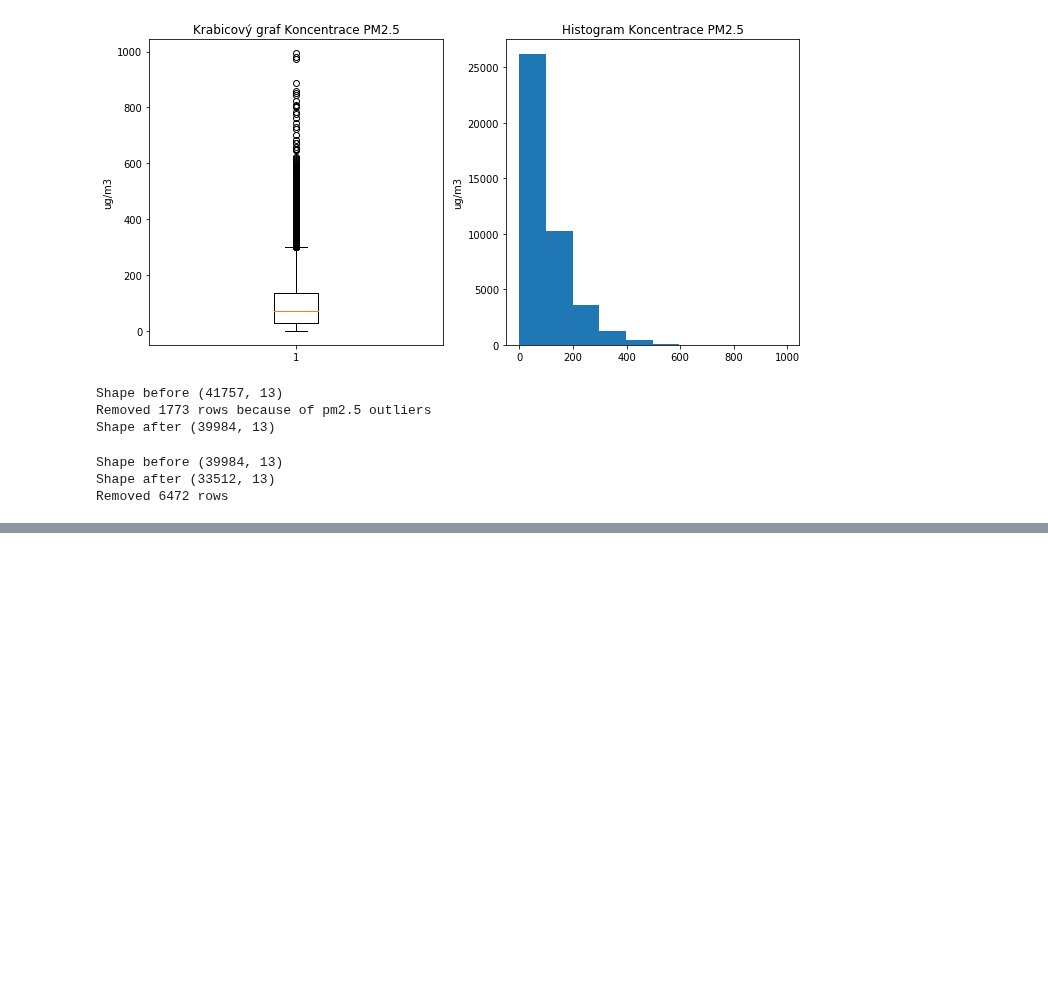
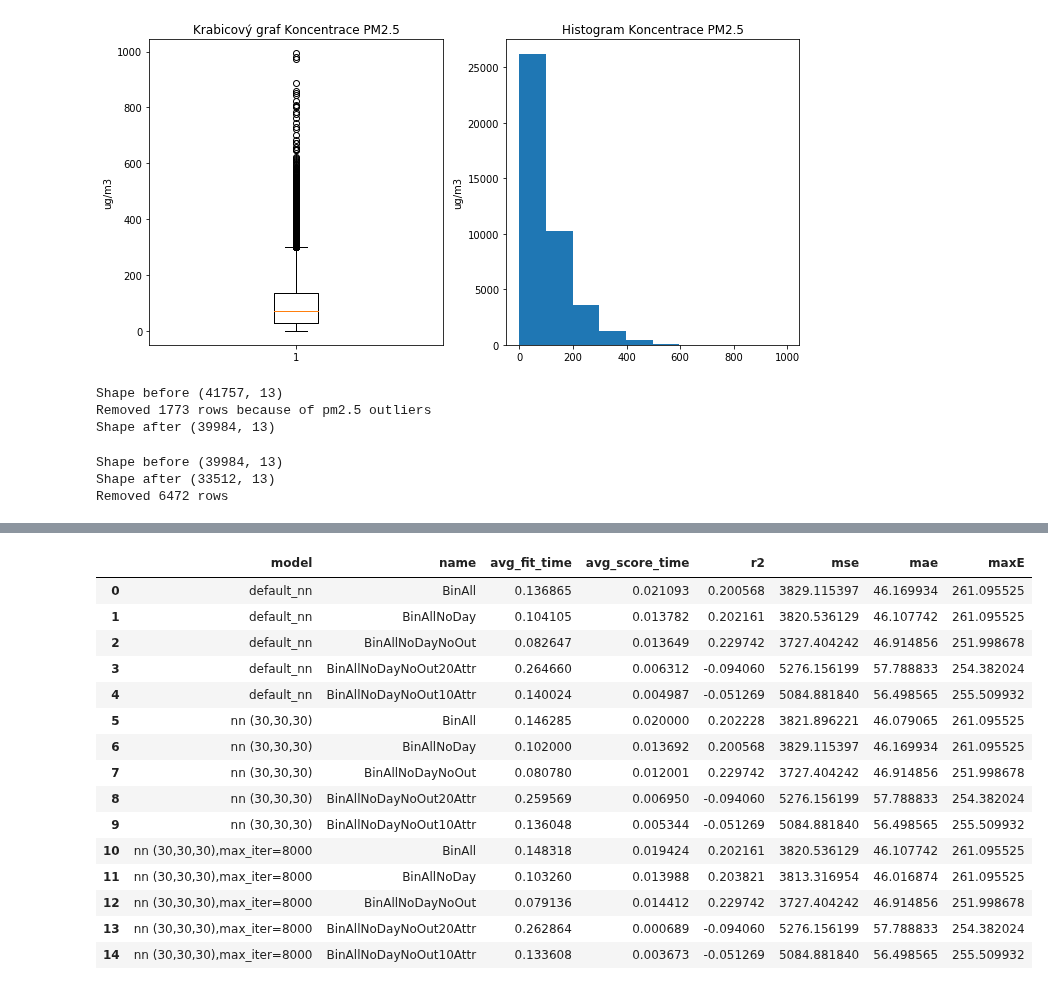
Before and after one commit to theazgra/dataAnalysisCourse, a Jupyter notebook: MAD_III/project/analysis.ipynb, the cells around one changed output, grey strips where cells are left out. Saved outputs shown, nothing was run; the diff lists cells and outputs as text; code cells hidden in the pictures; blank space fills up the shorter version.

```diff
--- a/MAD_III/project/analysis.ipynb
+++ b/MAD_III/project/analysis.ipynb
@@ -370,0 +449,28 @@ cross_validate(decisionTree, df_binAll, df_binAll_gt,cv=5)
+# %%
+nnResults = []
+
+nn = MLPRegressor()
+append_results(nnResults, "default_nn", nn, dfs, scorers)
+nn = MLPRegressor(hidden_layer_sizes=(30,30,30))
+append_results(nnResults, "nn (30,30,30)", nn, dfs, scorers)
+nn = MLPRegressor(hidden_layer_sizes=(30,30,30),max_iter=5000)
+append_results(nnResults, "nn (30,30,30),max_iter=5000", nn, dfs, scorers)
+# %%
+pd.DataFrame(nnResults)[["model", "name","avg_fit_time","avg_score_time","r2","mse", "mae", "maxE"]]
+# %% [output]
+|  | model | name | avg_fit_time | avg_score_time | r2 | mse | mae | maxE |
+| 0 | default_nn | BinAll | 0.136865 | 0.021093 | 0.200568 | 3829.115397 | 46.169934 | 261.095525 |
+| 1 | default_nn | BinAllNoDay | 0.104105 | 0.013782 | 0.202161 | 3820.536129 | 46.107742 | 261.095525 |
+| 2 | default_nn | BinAllNoDayNoOut | 0.082647 | 0.013649 | 0.229742 | 3727.404242 | 46.914856 | 251.998678 |
+| 3 | default_nn | BinAllNoDayNoOut20Attr | 0.264660 | 0.006312 | -0.094060 | 5276.156199 | 57.788833 | 254.382024 |
+| 4 | default_nn | BinAllNoDayNoOut10Attr | 0.140024 | 0.004987 | -0.051269 | 5084.881840 | 56.498565 | 255.509932 |
+| 5 | nn (30,30,30) | BinAll | 0.146285 | 0.020000 | 0.202228 | 3821.896221 | 46.079065 | 261.095525 |
+| 6 | nn (30,30,30) | BinAllNoDay | 0.102000 | 0.013692 | 0.200568 | 3829.115397 | 46.169934 | 261.095525 |
+| 7 | nn (30,30,30) | BinAllNoDayNoOut | 0.080780 | 0.012001 | 0.229742 | 3727.404242 | 46.914856 | 251.998678 |
+| 8 | nn (30,30,30) | BinAllNoDayNoOut20Attr | 0.259569 | 0.006950 | -0.094060 | 5276.156199 | 57.788833 | 254.382024 |
+| 9 | nn (30,30,30) | BinAllNoDayNoOut10Attr | 0.136048 | 0.005344 | -0.051269 | 5084.881840 | 56.498565 | 255.509932 |
+| 10 | nn (30,30,30),max_iter=8000 | BinAll | 0.148318 | 0.019424 | 0.202161 | 3820.536129 | 46.107742 | 261.095525 |
+| 11 | nn (30,30,30),max_iter=8000 | BinAllNoDay | 0.103260 | 0.013988 | 0.203821 | 3813.316954 | 46.016874 | 261.095525 |
+| 12 | nn (30,30,30),max_iter=8000 | BinAllNoDayNoOut | 0.079136 | 0.014412 | 0.229742 | 3727.404242 | 46.914856 | 251.998678 |
+| 13 | nn (30,30,30),max_iter=8000 | BinAllNoDayNoOut20Attr | 0.262864 | 0.000689 | -0.094060 | 5276.156199 | 57.788833 | 254.382024 |
+| 14 | nn (30,30,30),max_iter=8000 | BinAllNoDayNoOut10Attr | 0.133608 | 0.003673 | -0.051269 | 5084.881840 | 56.498565 | 255.509932 |
```
Also changed, not shown: parts of 11 cells of this notebook, 11 other files.
